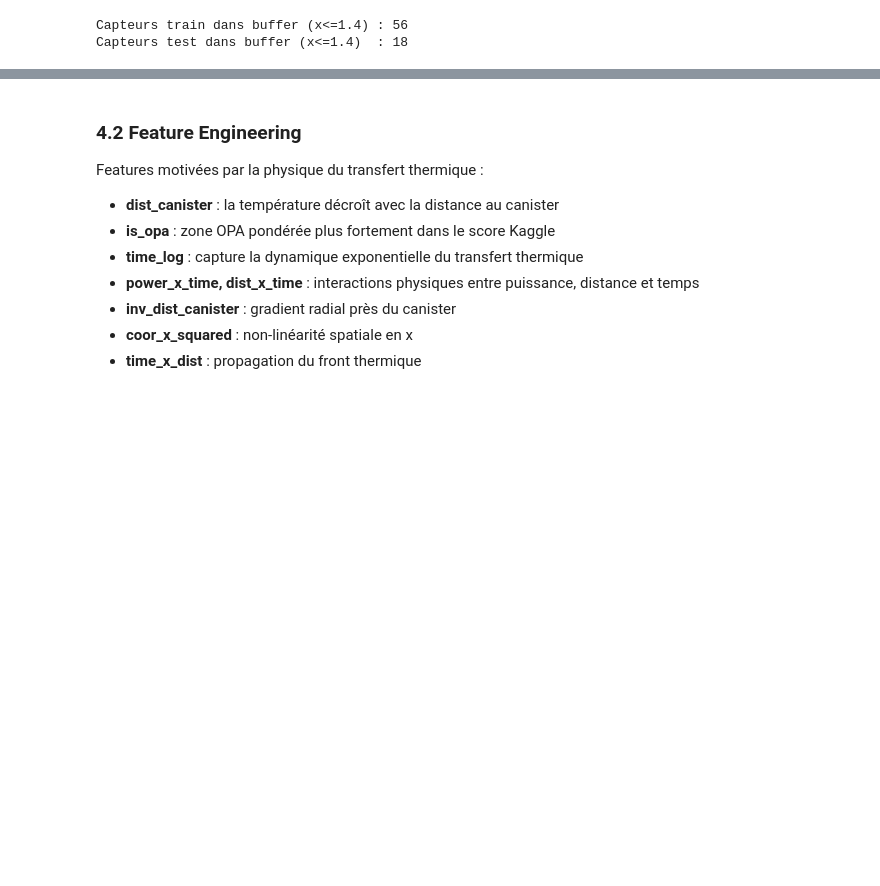
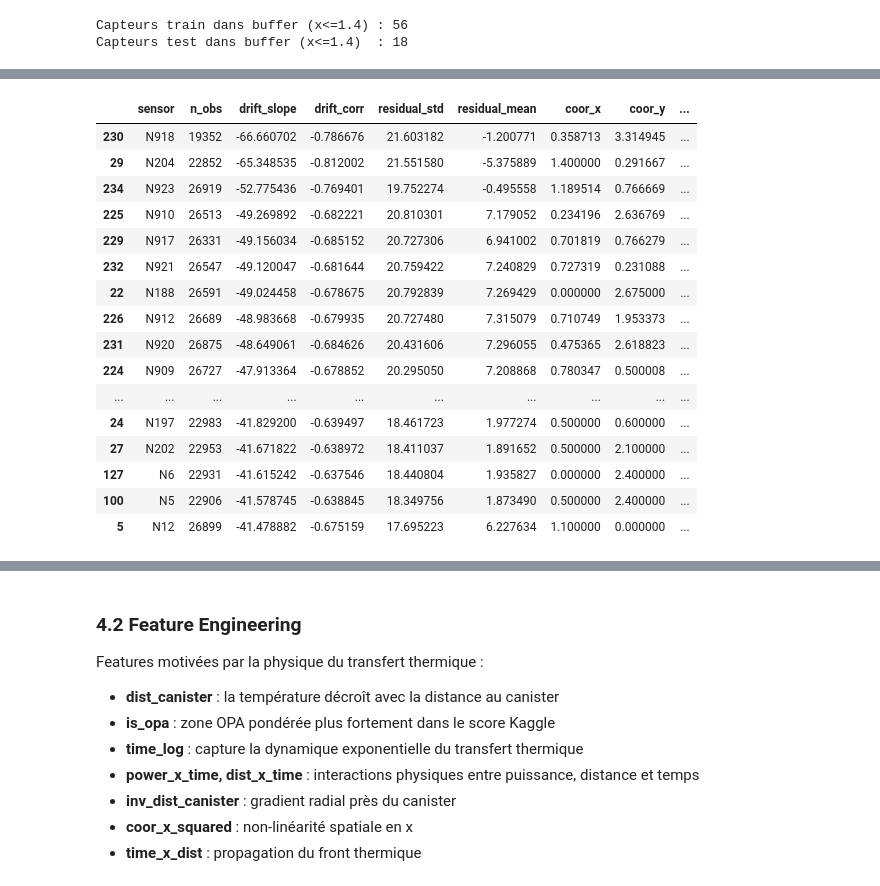
Before and after one commit to NourNaja-leb/IntroML-2026, a Jupyter notebook: ml_project/train_rf.ipynb, the cells around one changed output, grey strips where cells are left out. Saved outputs shown, nothing was run; the diff lists cells and outputs as text; code cells hidden in the pictures; blank space fills up the shorter version.

```diff
--- a/ml_project/train_rf.ipynb
+++ b/ml_project/train_rf.ipynb
@@ -217,0 +357,75 @@ Total supprimées : 208116 (3.1%)
+# %%
+# ============================================================
+# Identify sensor drift
+# ============================================================
+
+# Mediana globale per ogni istante temporale
+time_median = (
+    train_full
+    .groupby("time")["temperature"]
+    .median()
+    .rename("global_time_median")
+    .reset_index()
+)
+
+drift_df = train_full.merge(time_median, on="time", how="left").copy()
+
+# Residuo del sensore rispetto al comportamento medio dello stesso istante
+drift_df["temp_residual"] = drift_df["temperature"] - drift_df["global_time_median"]
+
+# Tempo normalizzato solo per stimare slope in modo stabile
+t_min = drift_df["time"].min()
+t_max = drift_df["time"].max()
+drift_df["time_norm_for_drift"] = (drift_df["time"] - t_min) / (t_max - t_min + 1e-8)
+
+drift_records = []
+
+for sensor_id, g in drift_df.groupby("sensor"):
+    g = g.sort_values("time_norm_for_drift")
+
+    if len(g) < 20:
+        continue
+
+    x = g["time_norm_for_drift"].values
+    y = g["temp_residual"].values
+
+    if np.std(y) < 1e-8:
+        slope = 0.0
+        corr = 0.0
+    else:
+        slope = np.polyfit(x, y, 1)[0]
+        corr = np.corrcoef(x, y)[0, 1]
+
+    drift_records.append({
+        "sensor": sensor_id,
+        "n_obs": len(g),
+        "drift_slope": slope,
+        "drift_corr": corr,
+        "residual_std": np.std(y),
+        "residual_mean": np.mean(y),
+        "coor_x": g["coor_x"].iloc[0],
+        "coor_y": g["coor_y"].iloc[0],
+    })
+
+sensor_drift = pd.DataFrame(drift_records)
+
+# Soglie robuste
+slope_abs = sensor_drift["drift_slope"].abs()
+slope_threshold = slope_abs.median() + 4 * (np.median(np.abs(slope_abs - slope_abs.median())) + 1e-8)
+
+sensor_drift["is_drift_sensor"] = (
+    (sensor_drift["drift_slope"].abs() > slope_threshold) &
+    (sensor_drift["drift_corr"].abs() > 0.5)
+)
+
+drift_sensors = sensor_drift.loc[sensor_drift["is_drift_sensor"], "sensor"].unique()
+
+print("Slope threshold:", slope_threshold)
+print("Numero sensori con possibile drift:", len(drift_sensors))
+
+display(
+    sensor_drift
+    .sort_values("drift_slope", key=np.abs, ascending=False)
+    .head(30)
+)
+# %% [output]
@@ -217,0 +434,17 @@ Total supprimées : 208116 (3.1%)
+|  | sensor | n_obs | drift_slope | drift_corr | residual_std | residual_mean | coor_x | coor_y | ... |
+| 230 | N918 | 19352 | -66.660702 | -0.786676 | 21.603182 | -1.200771 | 0.358713 | 3.314945 | ... |
+| 29 | N204 | 22852 | -65.348535 | -0.812002 | 21.551580 | -5.375889 | 1.400000 | 0.291667 | ... |
+| 234 | N923 | 26919 | -52.775436 | -0.769401 | 19.752274 | -0.495558 | 1.189514 | 0.766669 | ... |
+| 225 | N910 | 26513 | -49.269892 | -0.682221 | 20.810301 | 7.179052 | 0.234196 | 2.636769 | ... |
+| 229 | N917 | 26331 | -49.156034 | -0.685152 | 20.727306 | 6.941002 | 0.701819 | 0.766279 | ... |
+| 232 | N921 | 26547 | -49.120047 | -0.681644 | 20.759422 | 7.240829 | 0.727319 | 0.231088 | ... |
+| 22 | N188 | 26591 | -49.024458 | -0.678675 | 20.792839 | 7.269429 | 0.000000 | 2.675000 | ... |
+| 226 | N912 | 26689 | -48.983668 | -0.679935 | 20.727480 | 7.315079 | 0.710749 | 1.953373 | ... |
+| 231 | N920 | 26875 | -48.649061 | -0.684626 | 20.431606 | 7.296055 | 0.475365 | 2.618823 | ... |
+| 224 | N909 | 26727 | -47.913364 | -0.678852 | 20.295050 | 7.208868 | 0.780347 | 0.500008 | ... |
+| ... | ... | ... | ... | ... | ... | ... | ... | ... | ... |
+| 24 | N197 | 22983 | -41.829200 | -0.639497 | 18.461723 | 1.977274 | 0.500000 | 0.600000 | ... |
+| 27 | N202 | 22953 | -41.671822 | -0.638972 | 18.411037 | 1.891652 | 0.500000 | 2.100000 | ... |
+| 127 | N6 | 22931 | -41.615242 | -0.637546 | 18.440804 | 1.935827 | 0.000000 | 2.400000 | ... |
+| 100 | N5 | 22906 | -41.578745 | -0.638845 | 18.349756 | 1.873490 | 0.500000 | 2.400000 | ... |
+| 5 | N12 | 26899 | -41.478882 | -0.675159 | 17.695223 | 6.227634 | 1.100000 | 0.000000 | ... |
```
Also changed, not shown: parts of 37 cells of this notebook, 3 other files.
